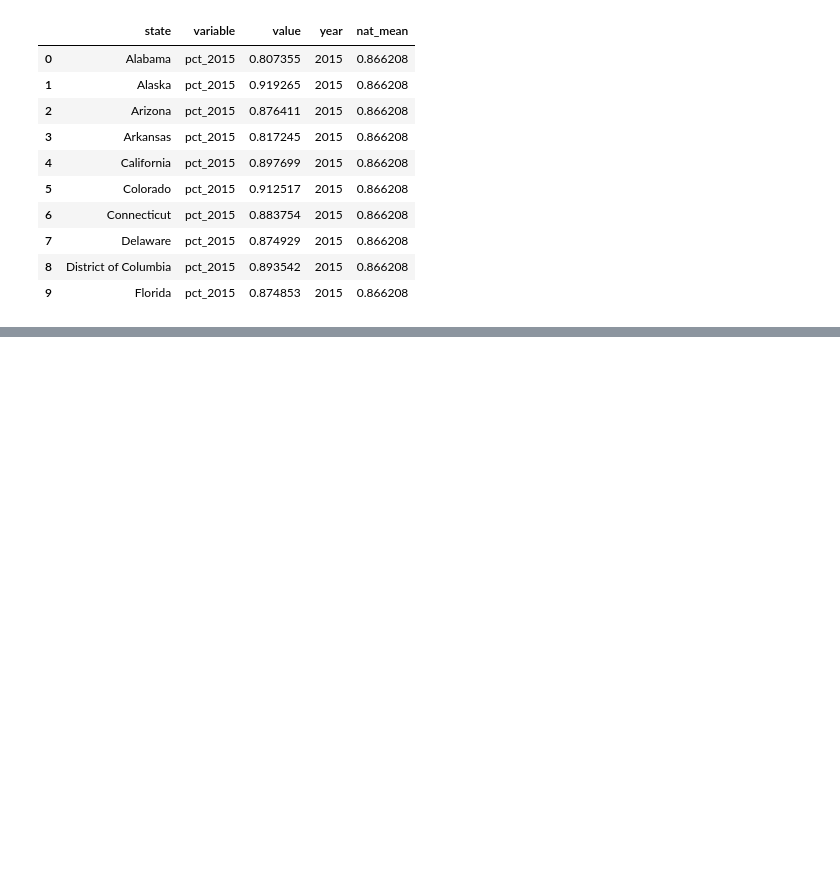
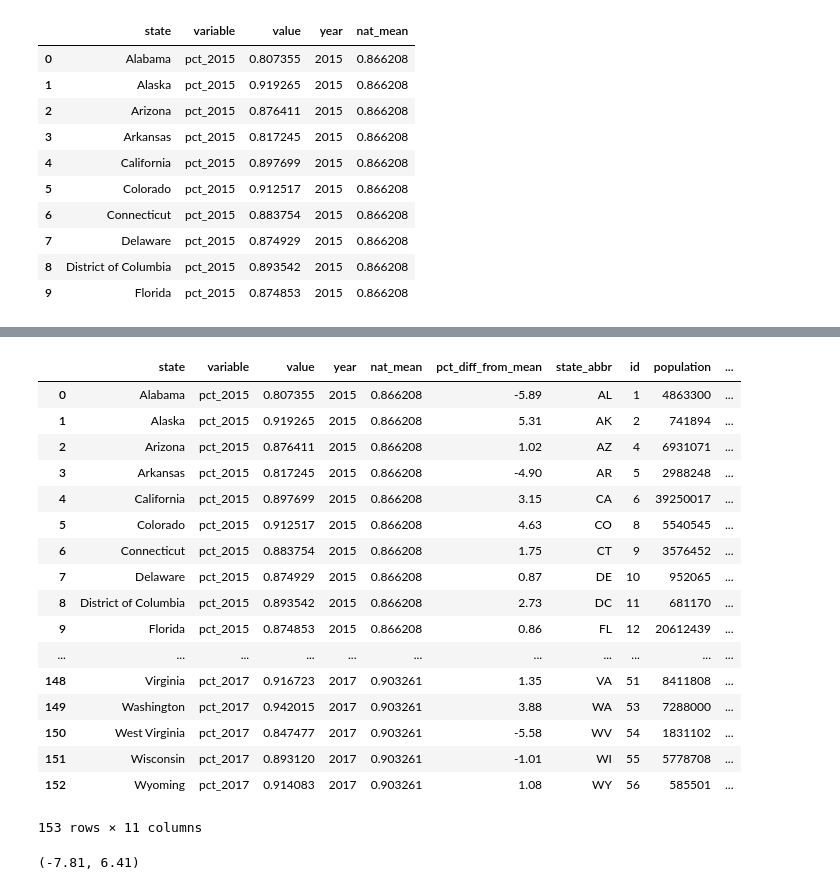
Before and after one commit to raubsaurier/si649_group_project, a Jupyter notebook: 649-EDA/irena-usmap-visualization.ipynb, the cells around one changed output, grey strips where cells are left out. Cells and saved outputs as stored; diff of their text form; code cells hidden in the pictures; blank space fills up the shorter version.

```diff
--- a/649-EDA/irena-usmap-visualization.ipynb
+++ b/649-EDA/irena-usmap-visualization.ipynb
@@ -131,3 +133,9 @@ sm_multiples.for_each_annotation(lambda a: a.update(text=a.text.split("=")[-1]))
 sm_multiples.show()
 # %% [output]
 [interactive output not drawn]
+# %%
+import altair as alt
+from vega_datasets import data
+states = alt.topo_feature(data.us_10m.url, 'states')
+id_source = data.population_engineers_hurricanes.url
+state_id=pd.read_csv(id_source)
@@ -133,0 +152,34 @@ sm_multiples.show()
+# %%
+# join the datasets on state
+nces_household_long = nces_household_long.join(state_id.set_index('state'), on='state')
+# %%
+nces_household_long
+# %% [output]
+|  | state | variable | value | year | nat_mean | pct_diff_from_mean | state_abbr | id | population | ... |
+| 0 | Alabama | pct_2015 | 0.807355 | 2015 | 0.866208 | -5.89 | AL | 1 | 4863300 | ... |
+| 1 | Alaska | pct_2015 | 0.919265 | 2015 | 0.866208 | 5.31 | AK | 2 | 741894 | ... |
+| 2 | Arizona | pct_2015 | 0.876411 | 2015 | 0.866208 | 1.02 | AZ | 4 | 6931071 | ... |
+| 3 | Arkansas | pct_2015 | 0.817245 | 2015 | 0.866208 | -4.90 | AR | 5 | 2988248 | ... |
+| 4 | California | pct_2015 | 0.897699 | 2015 | 0.866208 | 3.15 | CA | 6 | 39250017 | ... |
+| 5 | Colorado | pct_2015 | 0.912517 | 2015 | 0.866208 | 4.63 | CO | 8 | 5540545 | ... |
+| 6 | Connecticut | pct_2015 | 0.883754 | 2015 | 0.866208 | 1.75 | CT | 9 | 3576452 | ... |
+| 7 | Delaware | pct_2015 | 0.874929 | 2015 | 0.866208 | 0.87 | DE | 10 | 952065 | ... |
+| 8 | District of Columbia | pct_2015 | 0.893542 | 2015 | 0.866208 | 2.73 | DC | 11 | 681170 | ... |
+| 9 | Florida | pct_2015 | 0.874853 | 2015 | 0.866208 | 0.86 | FL | 12 | 20612439 | ... |
+| ... | ... | ... | ... | ... | ... | ... | ... | ... | ... | ... |
+| 148 | Virginia | pct_2017 | 0.916723 | 2017 | 0.903261 | 1.35 | VA | 51 | 8411808 | ... |
+| 149 | Washington | pct_2017 | 0.942015 | 2017 | 0.903261 | 3.88 | WA | 53 | 7288000 | ... |
+| 150 | West Virginia | pct_2017 | 0.847477 | 2017 | 0.903261 | -5.58 | WV | 54 | 1831102 | ... |
+| 151 | Wisconsin | pct_2017 | 0.893120 | 2017 | 0.903261 | -1.01 | WI | 55 | 5778708 | ... |
+| 152 | Wyoming | pct_2017 | 0.914083 | 2017 | 0.903261 | 1.08 | WY | 56 | 585501 | ... |
+153 rows × 11 columns
+# %%
+## reshape data to wide (sadly)
+fields = sorted(nces_household_long['year'].unique())
+nces_subset = nces_household_long[['id', 'state', 'year', 'pct_diff_from_mean']]
+nces_subset2 = nces_subset.pivot(index='id', columns='year', values='pct_diff_from_mean').reset_index()
+nces_subset2.columns.name = None
+legend_range = (nces_subset2[fields].min().min(), nces_subset2[fields].max().max())
+legend_range
+# %% [output]
+(-7.81, 6.41)
```
Also changed, not shown: parts of 5 cells of this notebook, 1 other file.
